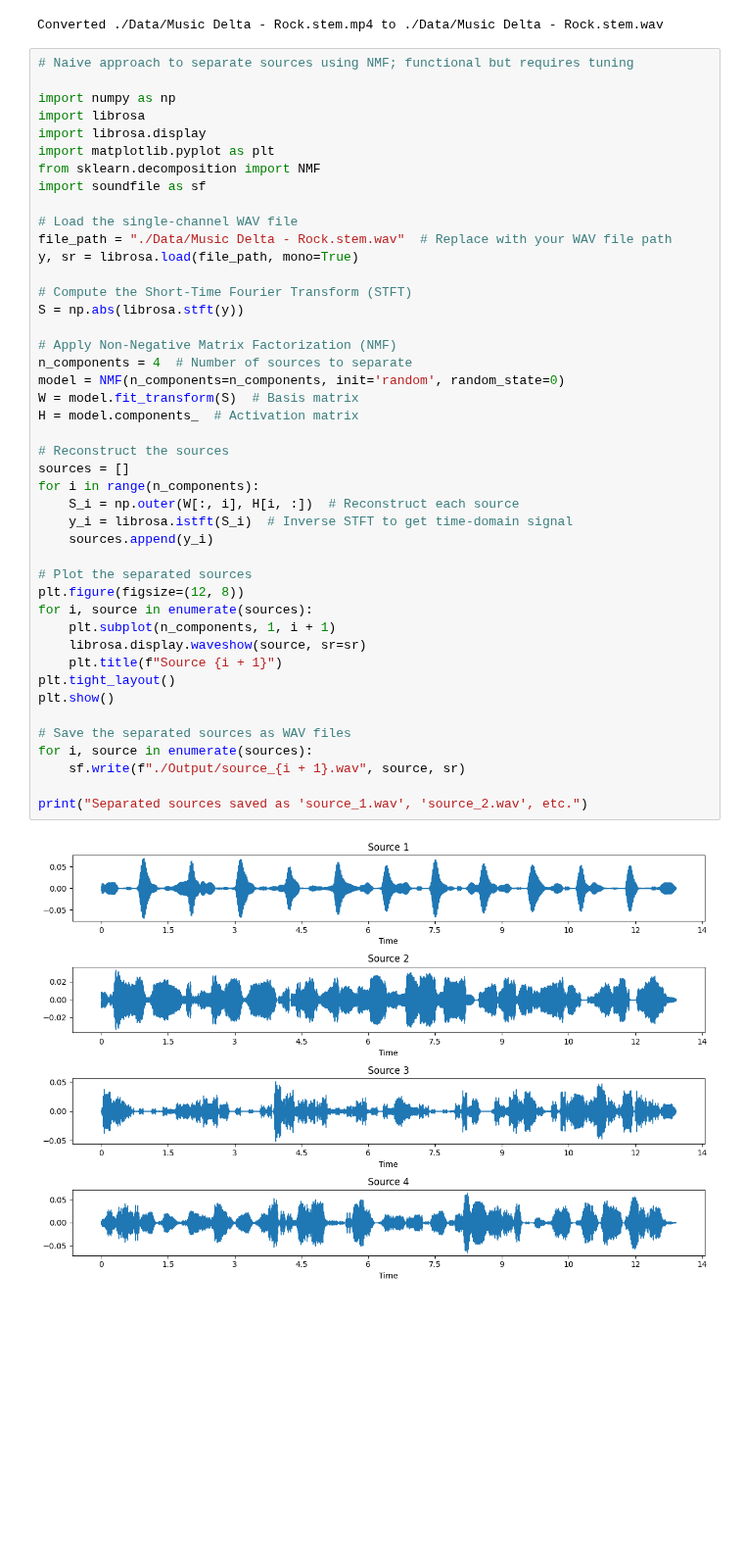
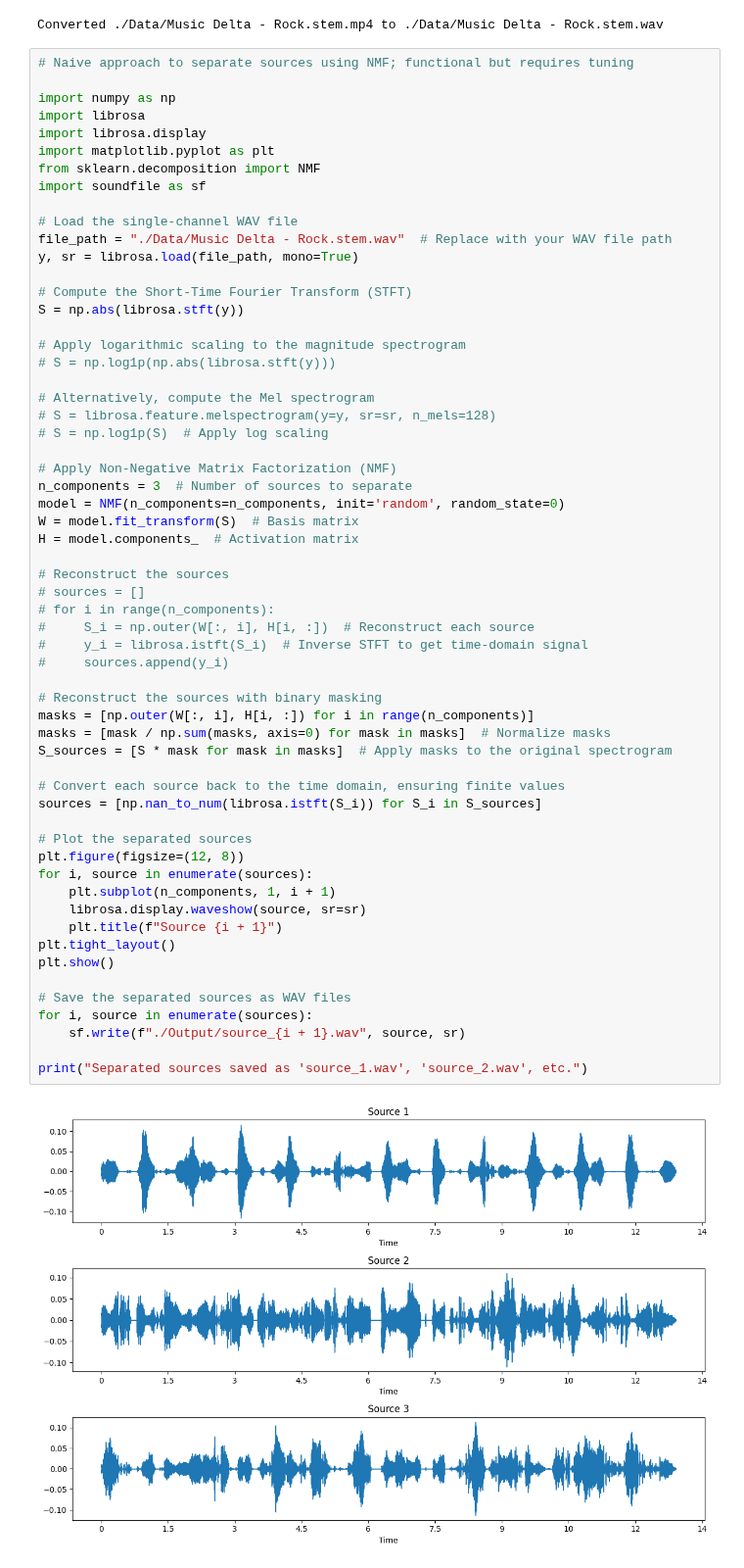
Before and after one commit to yyf/SimpleAudioDSP, a Jupyter notebook: Source_separation.ipynb, the cells around one changed output. Shown at 98% size. Cells and saved outputs as stored; diff of their text form; blank space fills up the shorter version.

```diff
--- a/Source_separation.ipynb
+++ b/Source_separation.ipynb
@@ -24,38 +24,53 @@ import soundfile as sf
 
 # Load the single-channel WAV file
 file_path = "./Data/Music Delta - Rock.stem.wav"  # Replace with your WAV file path
 y, sr = librosa.load(file_path, mono=True)
 
 # Compute the Short-Time Fourier Transform (STFT)
 S = np.abs(librosa.stft(y))
 
+# Apply logarithmic scaling to the magnitude spectrogram
+# S = np.log1p(np.abs(librosa.stft(y)))
+
+# Alternatively, compute the Mel spectrogram
+# S = librosa.feature.melspectrogram(y=y, sr=sr, n_mels=128)
+# S = np.log1p(S)  # Apply log scaling
+
 # Apply Non-Negative Matrix Factorization (NMF)
-n_components = 4  # Number of sources to separate
+n_components = 3  # Number of sources to separate
 model = NMF(n_components=n_components, init='random', random_state=0)
 W = model.fit_transform(S)  # Basis matrix
 H = model.components_  # Activation matrix
 
 # Reconstruct the sources
-sources = []
-for i in range(n_components):
-    S_i = np.outer(W[:, i], H[i, :])  # Reconstruct each source
-    y_i = librosa.istft(S_i)  # Inverse STFT to get time-domain signal
-    sources.append(y_i)
+# sources = []
+# for i in range(n_components):
+#     S_i = np.outer(W[:, i], H[i, :])  # Reconstruct each source
+#     y_i = librosa.istft(S_i)  # Inverse STFT to get time-domain signal
+#     sources.append(y_i)
+
+# Reconstruct the sources with binary masking
+masks = [np.outer(W[:, i], H[i, :]) for i in range(n_components)]
+masks = [mask / np.sum(masks, axis=0) for mask in masks]  # Normalize masks
+S_sources = [S * mask for mask in masks]  # Apply masks to the original spectrogram
+
+# Convert each source back to the time domain, ensuring finite values
+sources = [np.nan_to_num(librosa.istft(S_i)) for S_i in S_sources]
 
 # Plot the separated sources
 plt.figure(figsize=(12, 8))
 for i, source in enumerate(sources):
     plt.subplot(n_components, 1, i + 1)
     librosa.display.waveshow(source, sr=sr)
     plt.title(f"Source {i + 1}")
 plt.tight_layout()
 plt.show()
 
 # Save the separated sources as WAV files
 for i, source in enumerate(sources):
     sf.write(f"./Output/source_{i + 1}.wav", source, sr)
 
 print("Separated sources saved as 'source_1.wav', 'source_2.wav', etc.")
 # %% [output]
-[figure, old version]
+[figure, new version]
 Separated sources saved as 'source_1.wav', 'source_2.wav', etc.
```
